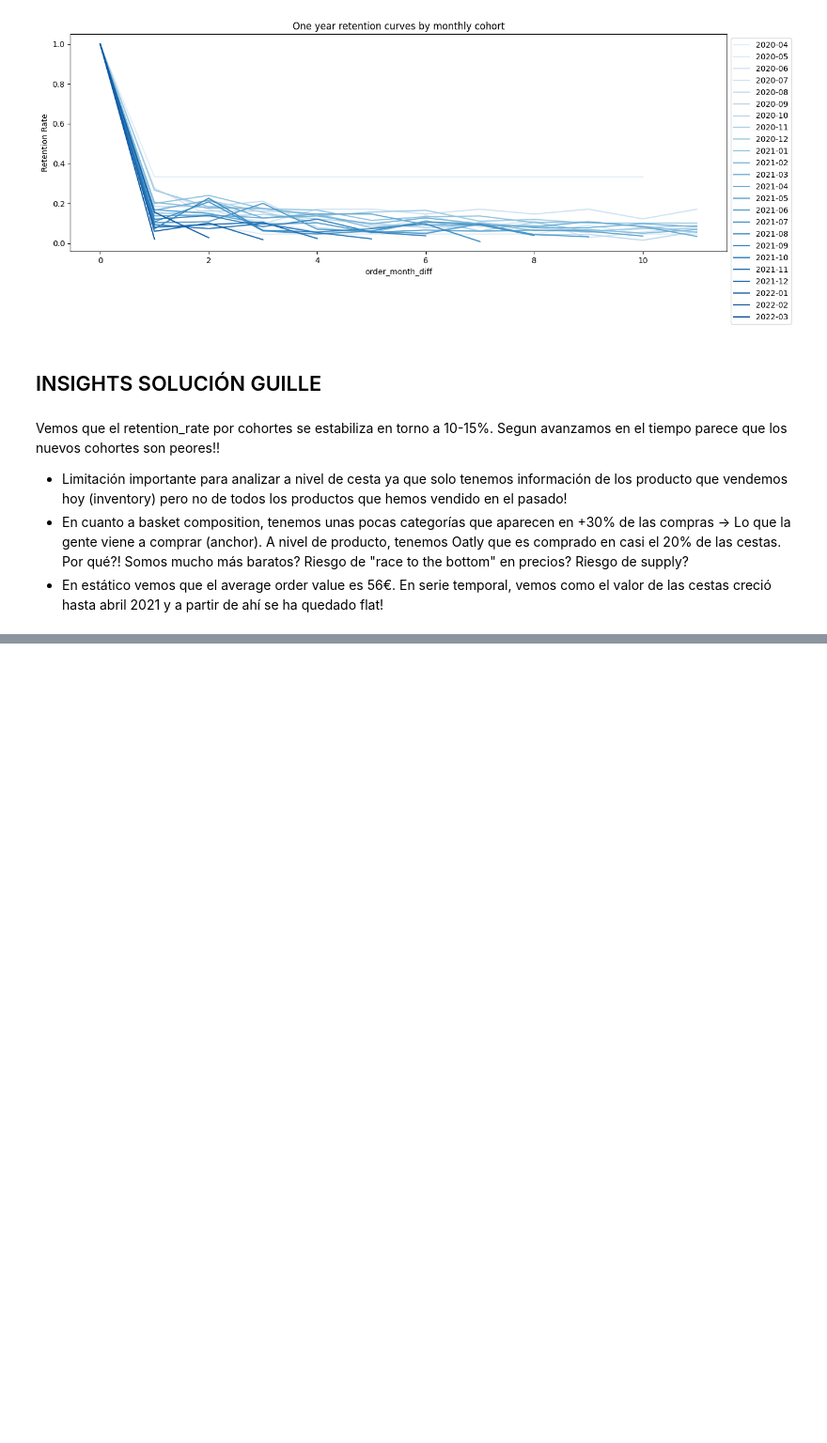
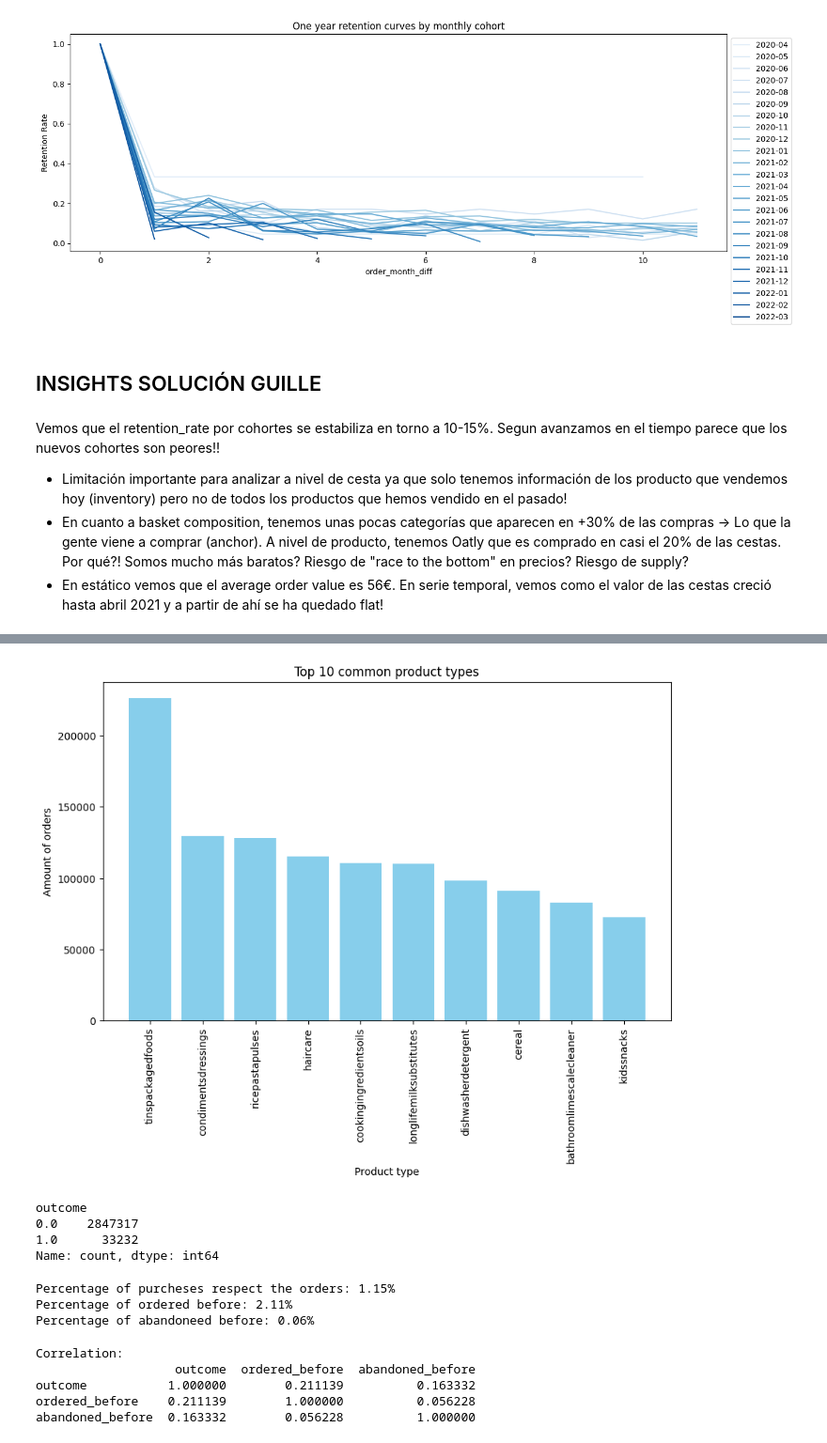
Before and after one commit to pamalo9/zrive-ds, a Jupyter notebook: src/module_2/EDA.ipynb, the cells around one changed output, grey strips where cells are left out. Shown at 94% size. Saved outputs shown, nothing was run; the diff lists cells and outputs as text; code cells hidden in the pictures; blank space fills up the shorter version.

```diff
--- a/src/module_2/EDA.ipynb
+++ b/src/module_2/EDA.ipynb
@@ -577,0 +580,2 @@ Vemos que el retention_rate por cohortes se estabiliza en torno a 10-15%. Segun
+# %%
+box_order_product = pd.read_csv("/home/pamalo/zrive-ds/data/module_2/feature_frame.csv")
@@ -577,0 +612,50 @@ Vemos que el retention_rate por cohortes se estabiliza en torno a 10-15%. Segun
+# %%
+product_type_dist = box_order_product['product_type'].value_counts()
+
+# Mostrar los 10 tipos de productos más comunes
+top_10_product_types = product_type_dist.head(10)
+
+# Crear un gráfico de barras para visualizar la distribución
+plt.figure(figsize=(10, 6))
+plt.bar(top_10_product_types.index, top_10_product_types.values, color='skyblue')
+plt.title('Top 10 common product types')
+plt.xlabel('Product type')
+plt.ylabel('Amount of orders')
+plt.xticks(rotation=90)
+plt.show()
+# %% [output]
+[figure, added]
+# %%
+box_order_product['outcome'].value_counts()
+# %% [output]
+outcome
+0.0    2847317
+1.0      33232
+Name: count, dtype: int64
+# %%
+# Calculo la media del porcentaje de compras por pedido
+purchase_ptg = (box_order_product['outcome'] == 1).mean()
+print(f"Percentage of purcheses respect the orders: {purchase_ptg:.2%}")
+
+# Calculo el porcentaje de los articulos anteriormente
+order_before_ptg = (box_order_product['ordered_before'] == 1).mean()
+print(f"Percentage of ordered before: {order_before_ptg:.2%}")
+
+# Calculo el porcentaje de los articulos abandonados anteriormente
+abandoned_before_ptg = (box_order_product['abandoned_before'] == 1).mean()
+print(f"Percentage of abandoneed before: {abandoned_before_ptg:.2%}")
+# %% [output]
+Percentage of purcheses respect the orders: 1.15%
+Percentage of ordered before: 2.11%
+Percentage of abandoneed before: 0.06%
+# %%
+# Calcular la correlación entre las variables
+correlacion = box_order_product[['outcome', 'ordered_before', 'abandoned_before']].corr()
+print("Correlation:")
+print(correlacion)
+# %% [output]
+Correlation:
+                   outcome  ordered_before  abandoned_before
+outcome           1.000000        0.211139          0.163332
+ordered_before    0.211139        1.000000          0.056228
+abandoned_before  0.163332        0.056228          1.000000
```
Also changed, not shown: parts of 3 cells of this notebook.
